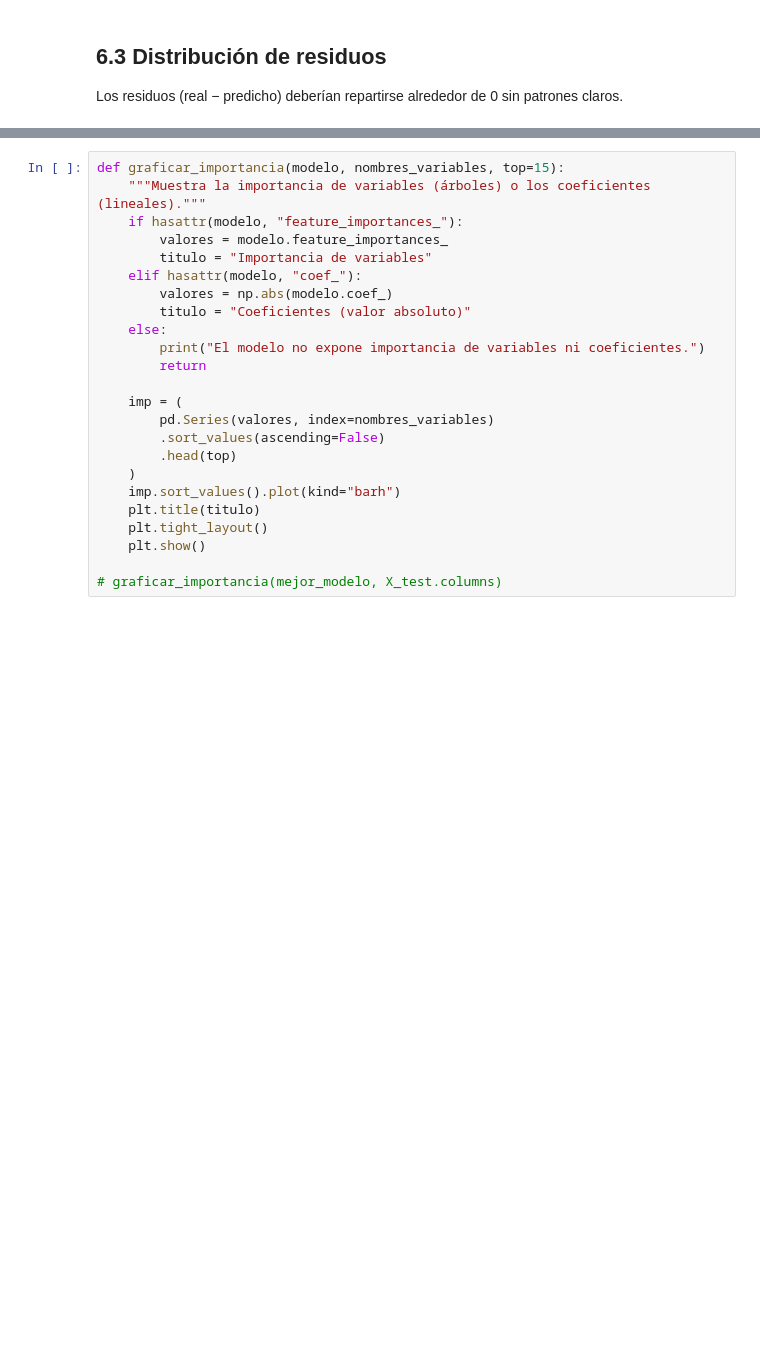
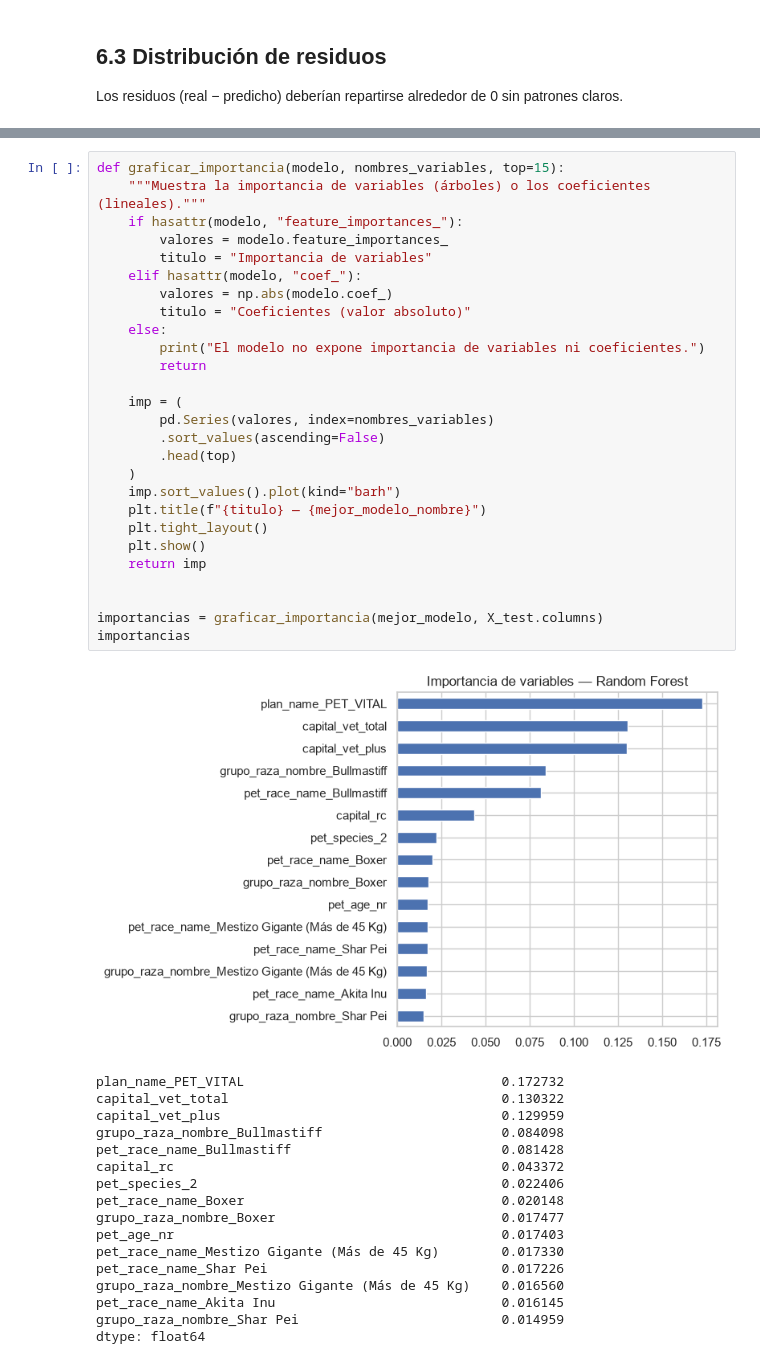
Before and after one commit to Angelica26-DS/proyecto-ml-seguros-mascotas, a Jupyter notebook: src/notebooks/03_evaluation.ipynb, the cells around one changed output, grey strips where cells are left out. Saved outputs shown, nothing was run; the diff lists cells and outputs as text; blank space fills up the shorter version.

```diff
--- a/src/notebooks/03_evaluation.ipynb
+++ b/src/notebooks/03_evaluation.ipynb
@@ -190,25 +220,46 @@ Responde a la pregunta del negocio: **¿qué variables influyen más en el preci
 # %%
 def graficar_importancia(modelo, nombres_variables, top=15):
     """Muestra la importancia de variables (árboles) o los coeficientes (lineales)."""
     if hasattr(modelo, "feature_importances_"):
         valores = modelo.feature_importances_
         titulo = "Importancia de variables"
     elif hasattr(modelo, "coef_"):
         valores = np.abs(modelo.coef_)
         titulo = "Coeficientes (valor absoluto)"
     else:
         print("El modelo no expone importancia de variables ni coeficientes.")
         return
 
     imp = (
         pd.Series(valores, index=nombres_variables)
         .sort_values(ascending=False)
         .head(top)
     )
     imp.sort_values().plot(kind="barh")
-    plt.title(titulo)
+    plt.title(f"{titulo} — {mejor_modelo_nombre}")
     plt.tight_layout()
     plt.show()
+    return imp
 
-# graficar_importancia(mejor_modelo, X_test.columns)
+
+importancias = graficar_importancia(mejor_modelo, X_test.columns)
+importancias
+# %% [output]
+[figure, added]
+plan_name_PET_VITAL                                 0.172732
+capital_vet_total                                   0.130322
+capital_vet_plus                                    0.129959
+grupo_raza_nombre_Bullmastiff                       0.084098
+pet_race_name_Bullmastiff                           0.081428
+capital_rc                                          0.043372
+pet_species_2                                       0.022406
+pet_race_name_Boxer                                 0.020148
+grupo_raza_nombre_Boxer                             0.017477
+pet_age_nr                                          0.017403
+pet_race_name_Mestizo Gigante (Más de 45 Kg)        0.017330
+pet_race_name_Shar Pei                              0.017226
+grupo_raza_nombre_Mestizo Gigante (Más de 45 Kg)    0.016560
+pet_race_name_Akita Inu                             0.016145
+grupo_raza_nombre_Shar Pei                          0.014959
+dtype: float64
 # %% [markdown]
```
Also changed, not shown: parts of 26 cells of this notebook.
